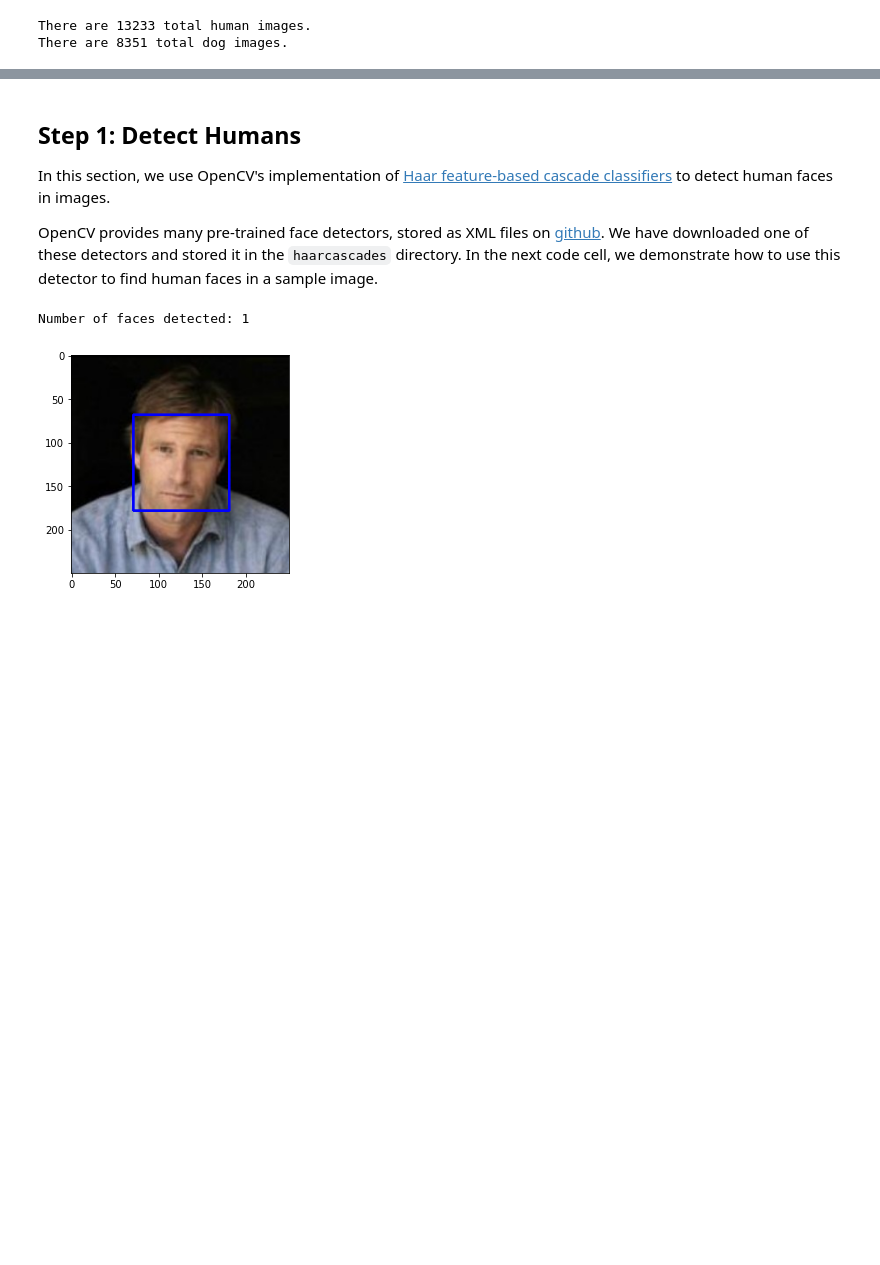
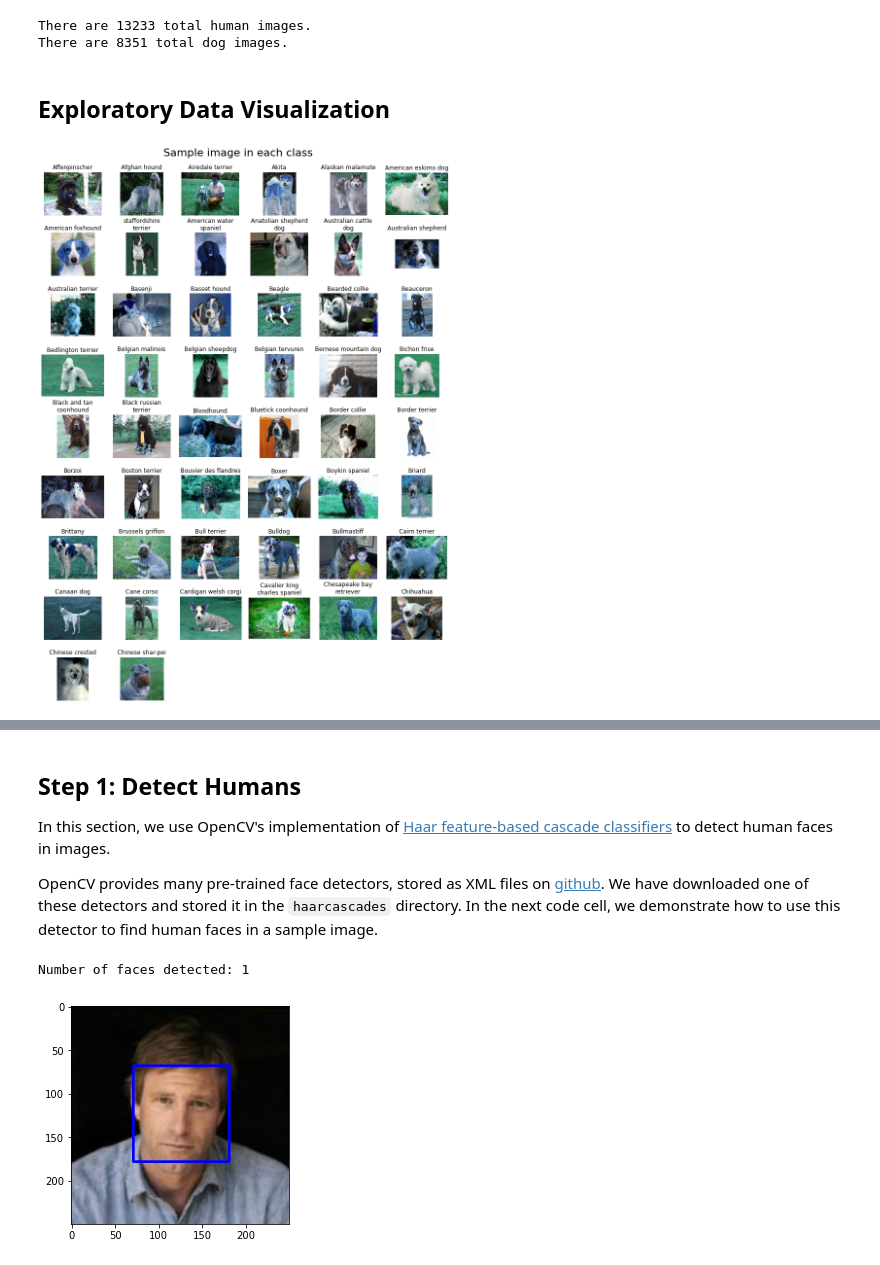
Before and after one commit to praveenbandaru/Dog-Breed-Classifier, a Jupyter notebook: dog_app.ipynb, the cells around one changed output, grey strips where cells are left out. Drawn from its saved outputs; the diff is of its cells as text; code cells hidden in the pictures; blank space fills up the shorter version.

```diff
--- a/dog_app.ipynb
+++ b/dog_app.ipynb
@@ -64,3 +64,36 @@ print('There are %d total dog images.' % len(dog_files))
 # %% [output]
 There are 13233 total human images.
 There are 8351 total dog images.
+# %% [markdown]
+## Exploratory Data Visualization
+# %%
+import cv2
+from textwrap import wrap
+import matplotlib.pyplot as plt
+%matplotlib inline
+
+train_dir = 'dogImages/train'
+valid_dir = 'dogImages/valid'
+test_dir = 'dogImages/test'
+
+train_dataset = datasets.ImageFolder(train_dir)
+valid_dataset = datasets.ImageFolder(valid_dir)
+test_dataset = datasets.ImageFolder(test_dir)
+
+class_names = [item[4:].replace("_", " ") for item in train_dataset.classes]
+# %%
+### Show random images for first 50 classes along with it's label.
+fig = plt.figure(figsize=(15, 20))
+fig.suptitle('Sample image in each class', fontsize=22, verticalalignment='bottom', y =0.9)
+for i in range(0, 50):
+    plt.subplot(9, 6, i+1)
+    x_select = os.listdir(train_dir)[i]
+    img_path = train_dir+'/'+x_select+'/'+os.listdir(train_dir+'/'+x_select)[0]
+    img = cv2.imread(img_path)
+    plt.imshow(img)
+    plt.title('\n'.join(wrap(class_names[i], 20)))
+    plt.axis('off')
+fig.subplots_adjust(wspace=0.1, hspace=0.4)
+plt.show()
+# %% [output]
+[figure, added]
```
Also changed, not shown: parts of 2 cells of this notebook, 2 other files.
